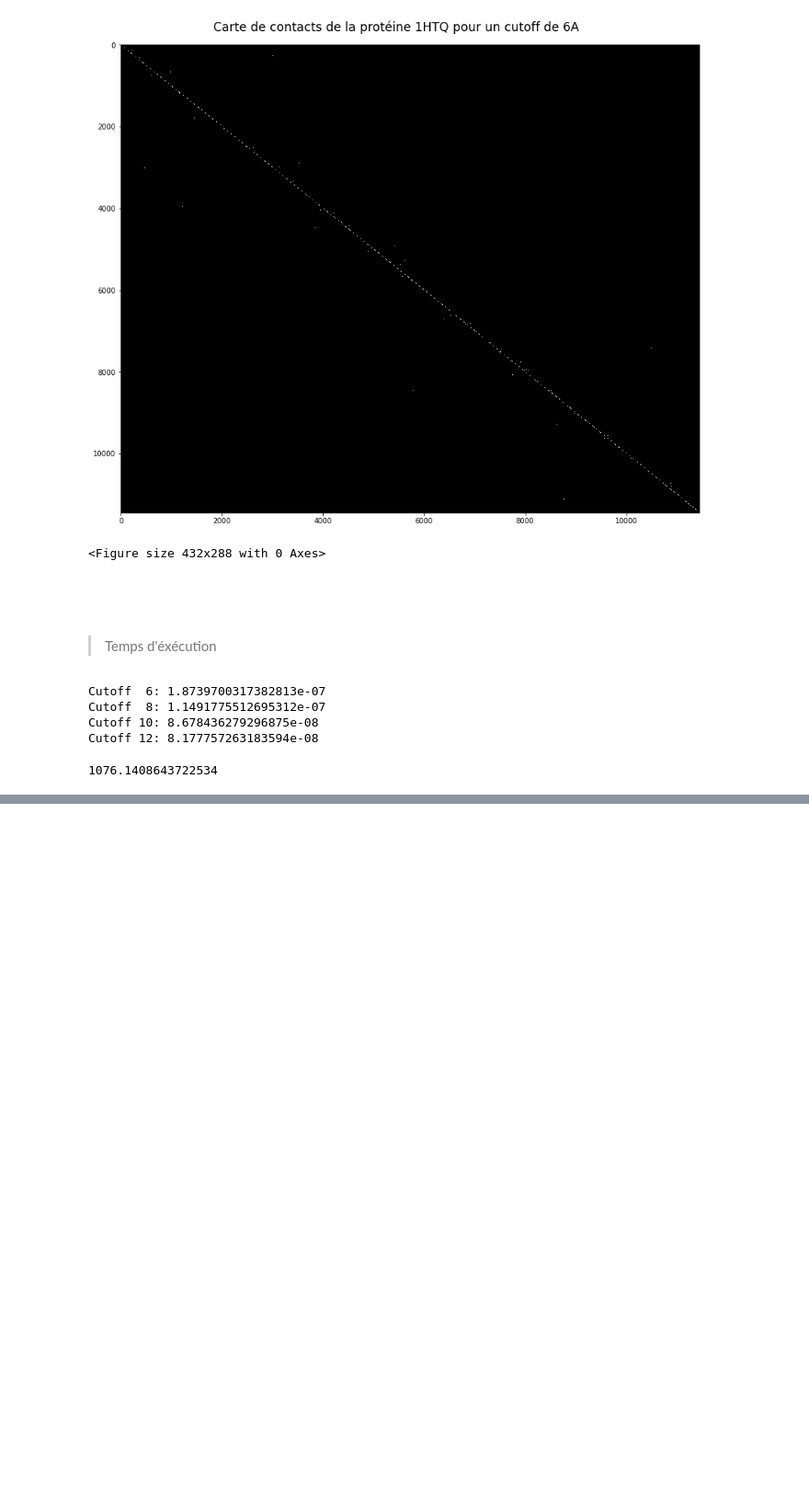
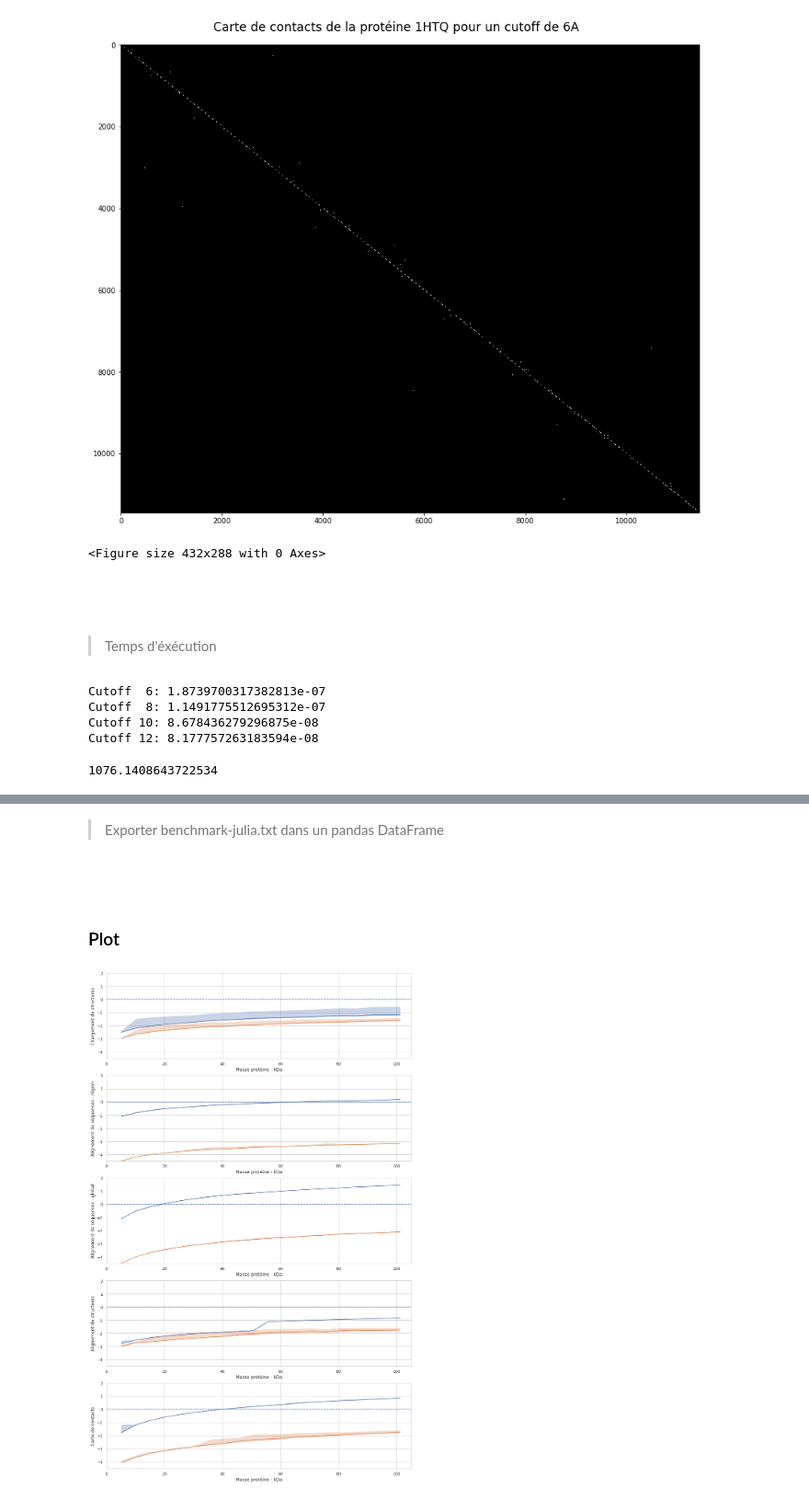
Before and after one commit to Pierre-damase/Diderot_M2-projet-long, a Jupyter notebook: Code/prot-py.ipynb, the cells around one changed output, grey strips where cells are left out. Shown at 92% size. Cells and saved outputs as stored; diff of their text form; code cells hidden in the pictures; blank space fills up the shorter version.

Commit message:
Benchmark

```diff
--- a/Code/prot-py.ipynb
+++ b/Code/prot-py.ipynb
@@ -62,3 +47,0 @@ np.mean(execution)
-# %%
-%%capture
-execution = execution_time(f.load_pdb(pdb))
@@ -393,0 +507,2 @@ print(time.time() - s)
+# %% [markdown]
+> Exporter benchmark-julia.txt dans un pandas DataFrame
@@ -393,0 +531,54 @@ print(time.time() - s)
+# %% [markdown]
+<br>
+# %% [markdown]
+### Plot
+# %%
+def percentile(centile):
+
+    def percentile_(data):
+        return np.percentile(data, centile)
+    percentile_.__name__ = "centile {}%".format(centile)
+
+    return percentile_
+# %%
+def plot_benchmark(data_python, data_julia):
+    keys = data_python.columns[1:]  # Exclure Residues
+
+    # Générer les données pour le plot - centile 2.5%, 50% (médiane) & 97.5%
+    data = {
+        'Python': data_python.groupby(['Masse protéine - kDa']).agg([percentile(2.5), percentile(50), percentile(97.5)]),
+        'Julia': data_julia.groupby(['Masse protéine - kDa']).agg([percentile(2.5), percentile(50), percentile(97.5)])
+    }
+
+    # Set up plot
+    sns.set_theme(style="whitegrid")
+    fig, axs = plt.subplots(5, figsize=(15,25))
+
+    # Y ax
+    y_ax = ['Chargement de structures', 'Alignement de séquences - région', 'Alignement de séquences - global',
+           'Alignement de structures', 'Carte de contacts']
+
+    for i, key in enumerate(keys):
+
+        for _, value in data.items():
+
+            # Données
+            medians = value[(key, 'centile 50%')]
+            centile1, centile2 = value[(key, 'centile 2.5%')], value[(key, 'centile 97.5%')]
+            medians.name = y_ax[i]
+
+            # Plot
+            ax = sns.lineplot(x=value.index, y=medians, ax=axs[i])
+            ax.fill_between(x=value.index, y1=centile1, y2=centile2, alpha=0.3)
+
+        ax.axhline(0, ls='dashed')
+
+        # Set xaxis & yaxis range
+        axs[i].set_ylim(-4.5, 2)
+        axs[i].set_xlim(0, 105)
+
+    plt.show()
+
+plot_benchmark(data_python, data_julia)
+# %% [output]
+[figure, added]
```
Also changed, not shown: parts of 22 cells of this notebook, 28 other files.
